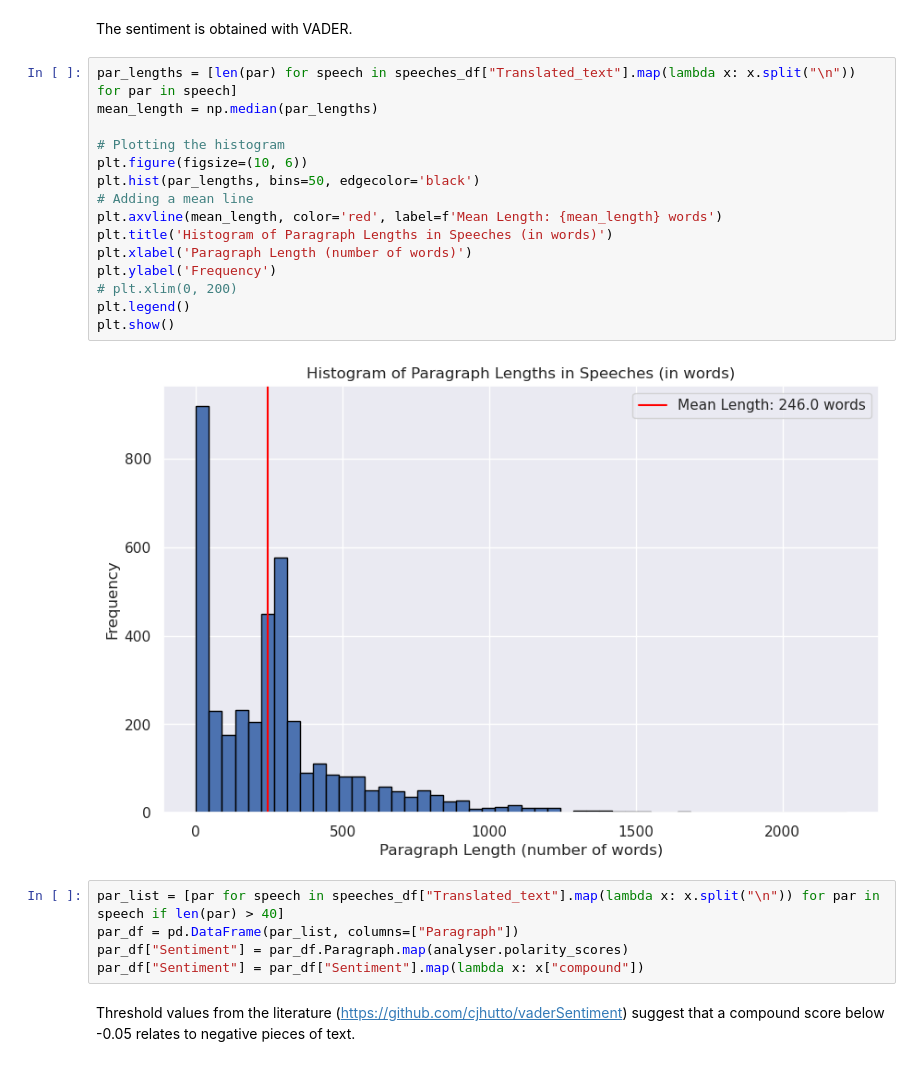
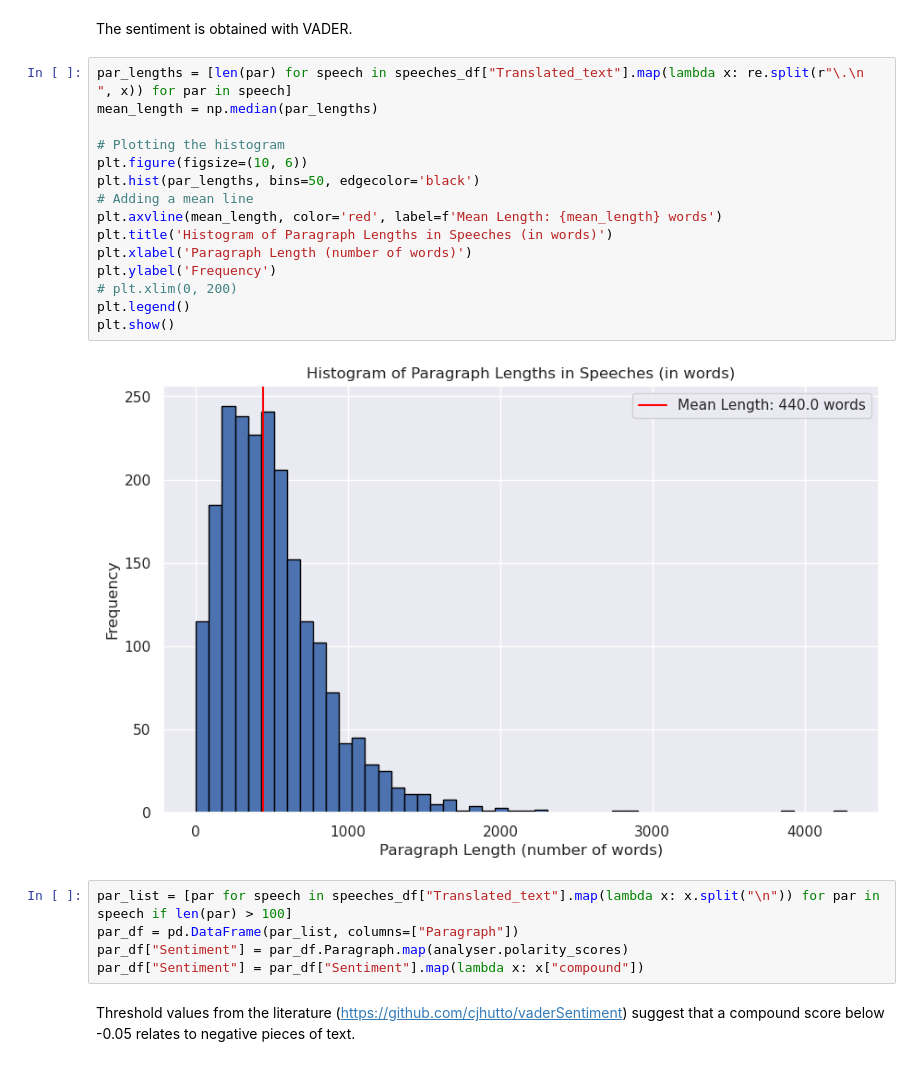
Before and after one commit to mrcljns/Text-Mining-Projects, a Jupyter notebook: Speeches_project/erdogan_speeches_notebook.ipynb, the cells around one changed output. Drawn from its saved outputs; the diff is of its cells as text.

```diff
--- a/Speeches_project/erdogan_speeches_notebook.ipynb
+++ b/Speeches_project/erdogan_speeches_notebook.ipynb
@@ -331,24 +331,24 @@ Next step of the analysis involves inspecting what topics are present in speech
 # %% [markdown]
 The sentiment is obtained with VADER.
 # %%
-par_lengths = [len(par) for speech in speeches_df["Translated_text"].map(lambda x: x.split("\n")) for par in speech]
+par_lengths = [len(par) for speech in speeches_df["Translated_text"].map(lambda x: re.split(r"\.\n ", x)) for par in speech]
 mean_length = np.median(par_lengths)
 
 # Plotting the histogram
 plt.figure(figsize=(10, 6))
 plt.hist(par_lengths, bins=50, edgecolor='black')
 # Adding a mean line
 plt.axvline(mean_length, color='red', label=f'Mean Length: {mean_length} words')
 plt.title('Histogram of Paragraph Lengths in Speeches (in words)')
 plt.xlabel('Paragraph Length (number of words)')
 plt.ylabel('Frequency')
 # plt.xlim(0, 200)
 plt.legend()
 plt.show()
 # %% [output]
-[figure, old version]
+[figure, new version]
 # %%
-par_list = [par for speech in speeches_df["Translated_text"].map(lambda x: x.split("\n")) for par in speech if len(par) > 40]
+par_list = [par for speech in speeches_df["Translated_text"].map(lambda x: x.split("\n")) for par in speech if len(par) > 100]
 par_df = pd.DataFrame(par_list, columns=["Paragraph"])
 par_df["Sentiment"] = par_df.Paragraph.map(analyser.polarity_scores)
 par_df["Sentiment"] = par_df["Sentiment"].map(lambda x: x["compound"])
```
Also changed, not shown: parts of 17 cells of this notebook, 3 other files.
